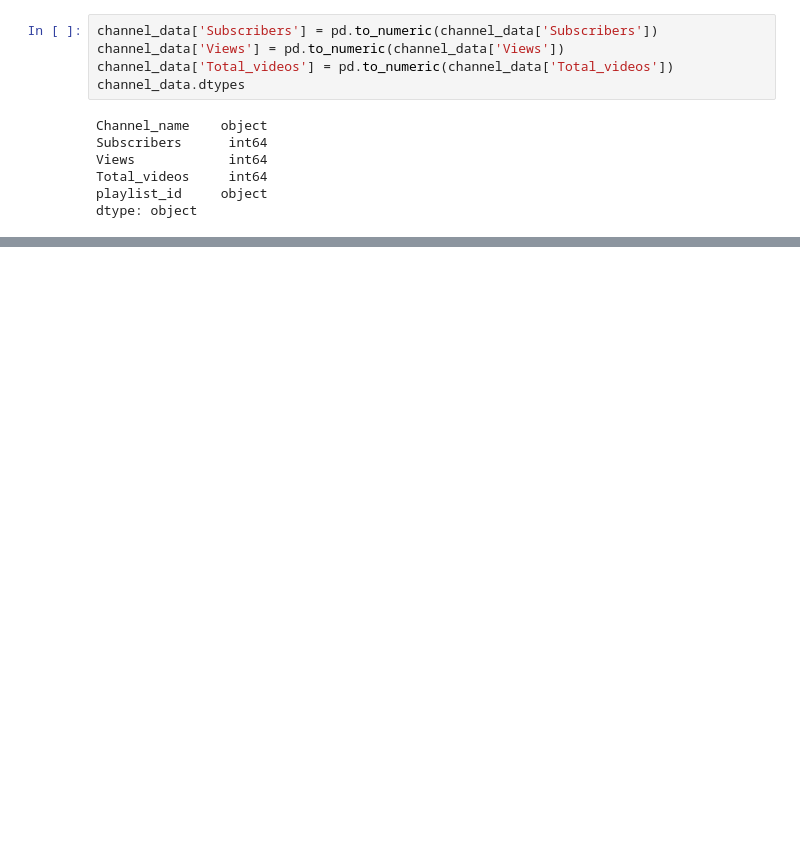
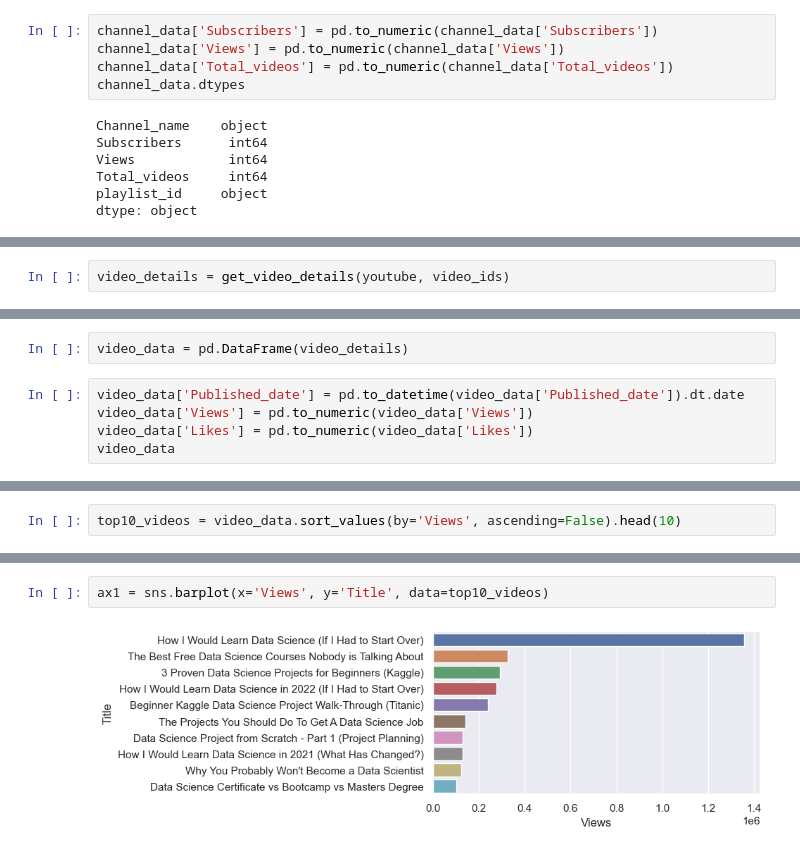
Before and after one commit to karatanas/YouTube-Api-Analysis, a Jupyter notebook: YouTube-Analysis.ipynb, the cells around one changed output, grey strips where cells are left out. Cells and saved outputs as stored; diff of their text form; blank space fills up the shorter version.

Commit message:
Get all Videos Details

```diff
--- a/YouTube-Analysis.ipynb
+++ b/YouTube-Analysis.ipynb
@@ -86,0 +184,2 @@ ax = sns.barplot(x='Channel_name', y='Total_videos', data=channel_data)
+# %%
+video_details = get_video_details(youtube, video_ids)
@@ -86,0 +204,7 @@ ax = sns.barplot(x='Channel_name', y='Total_videos', data=channel_data)
+# %%
+video_data = pd.DataFrame(video_details)
+# %%
+video_data['Published_date'] = pd.to_datetime(video_data['Published_date']).dt.date
+video_data['Views'] = pd.to_numeric(video_data['Views'])
+video_data['Likes'] = pd.to_numeric(video_data['Likes'])
+video_data
@@ -86,0 +225,2 @@ ax = sns.barplot(x='Channel_name', y='Total_videos', data=channel_data)
+# %%
+top10_videos = video_data.sort_values(by='Views', ascending=False).head(10)
@@ -86,0 +241,4 @@ ax = sns.barplot(x='Channel_name', y='Total_videos', data=channel_data)
+# %%
+ax1 = sns.barplot(x='Views', y='Title', data=top10_videos)
+# %% [output]
+[figure, added]
```
Also changed, not shown: parts of 30 cells of this notebook.
